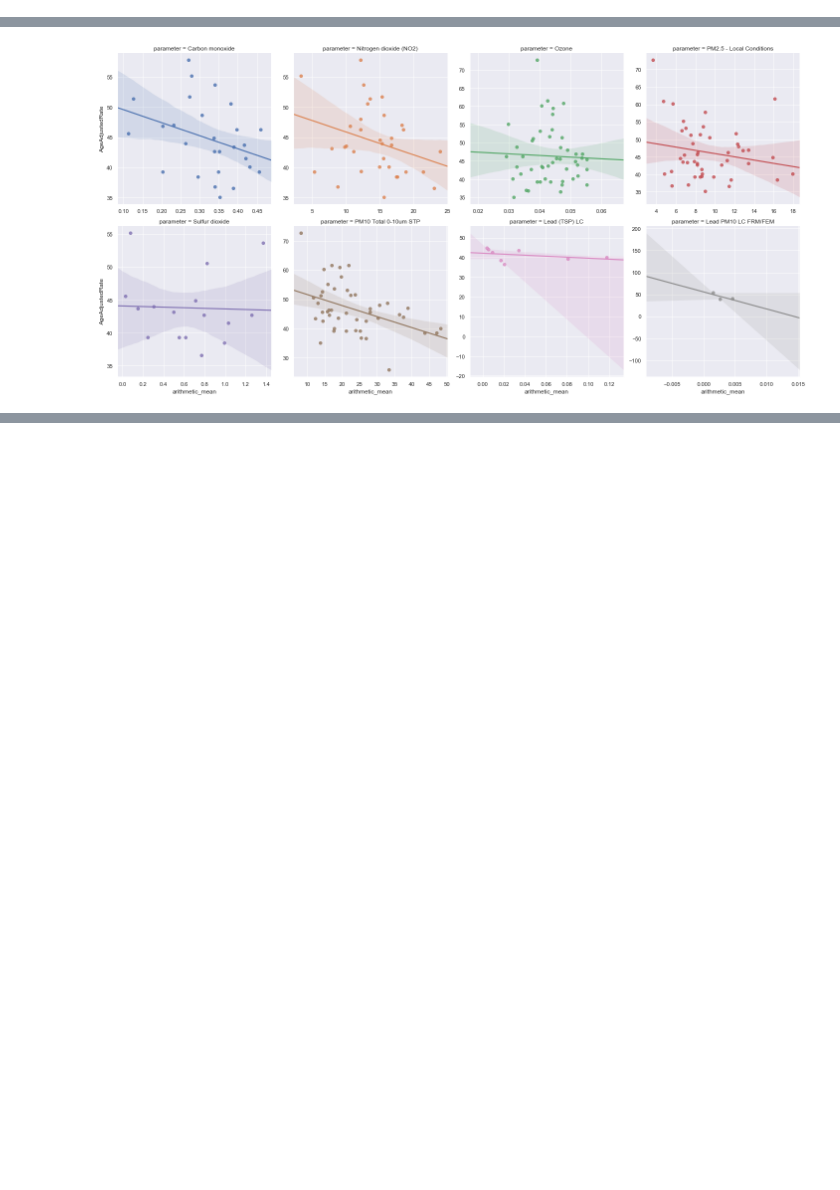
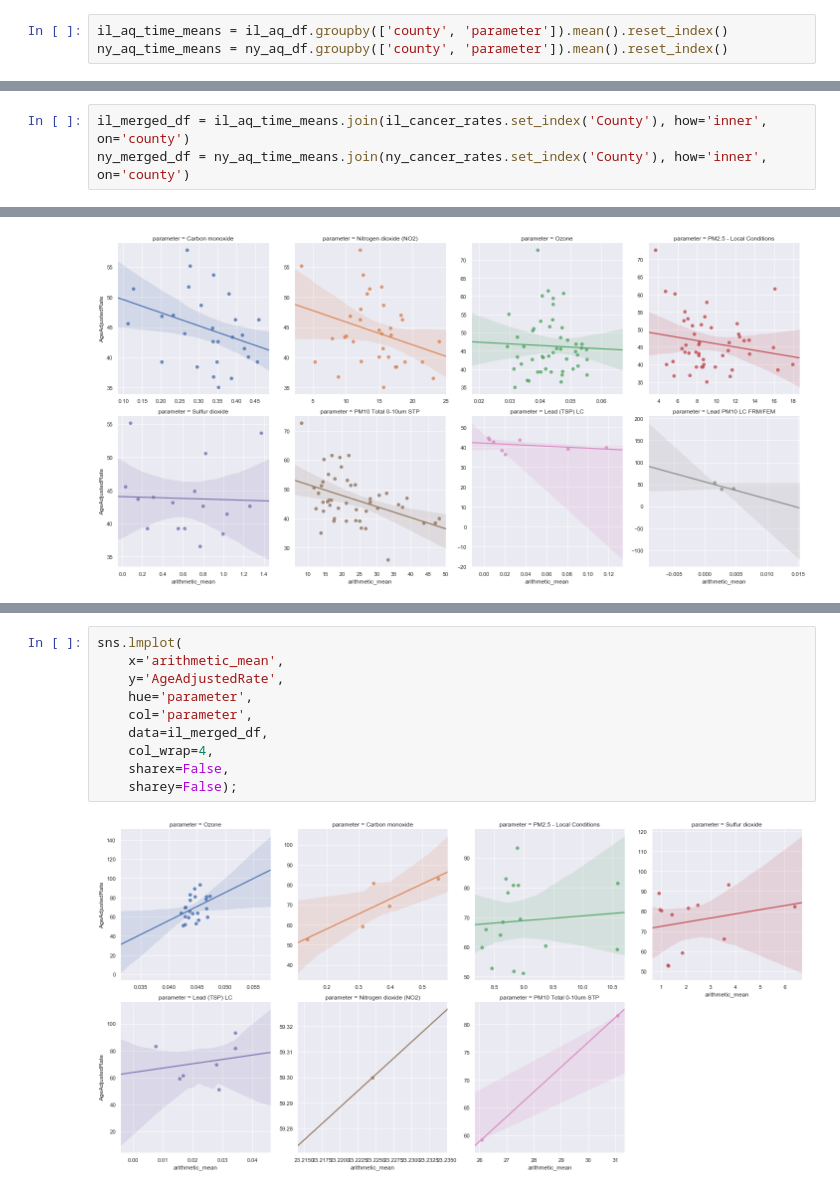
Before and after one commit to bbjornstad-flatiron/flatiron-mod3-project, a Jupyter notebook: data_analysis.ipynb, the cells around one changed output, grey strips where cells are left out. Drawn from its saved outputs; the diff is of its cells as text; blank space fills up the shorter version.

Commit message:
plotted data

```diff
--- a/data_analysis.ipynb
+++ b/data_analysis.ipynb
@@ -66,6 +66,9 @@ ca_aq_time_means.head()
 | 2 | Alameda | Ozone | 1.0 | 615.782609 | 44201.0 | 2014.217391 | 7090.652174 | ... |
 | 3 | Alameda | PM2.5 - Local Conditions | 1.0 | 9.684211 | 88101.0 | 2014.263158 | 1815.568421 | ... |
 | 4 | Alameda | Sulfur dioxide | 1.0 | 11.000000 | 42401.0 | 2014.000000 | 4623.500000 | ... |
+# %%
+il_aq_time_means = il_aq_df.groupby(['county', 'parameter']).mean().reset_index()
+ny_aq_time_means = ny_aq_df.groupby(['county', 'parameter']).mean().reset_index()
 # %%
 ca_merged_df = ca_aq_time_means.join(ca_cancer_rates.set_index('County'), how='inner', on='county')
 ca_merged_df.head(10)
@@ -106,6 +109,9 @@ ga_merged_df.head(10)
 | 7 | Chatham | PM2.5 - Local Conditions | 51.0 | 63.250000 | 88101.0 | 2013.25 | 177.125 | ... |
 | 8 | Chatham | Sulfur dioxide | 51.0 | 511.500000 | 42401.0 | 2014.00 | 5010.250 | ... |
 | 9 | Chattooga | Ozone | 55.0 | 1.000000 | 44201.0 | 2014.00 | 5182.750 | ... |
+# %%
+il_merged_df = il_aq_time_means.join(il_cancer_rates.set_index('County'), how='inner', on='county')
+ny_merged_df = ny_aq_time_means.join(ny_cancer_rates.set_index('County'), how='inner', on='county')
 # %%
 sns.lmplot(
     x='arithmetic_mean',
@@ -132,0 +139,12 @@ sns.lmplot(
+# %%
+sns.lmplot(
+    x='arithmetic_mean',
+    y='AgeAdjustedRate',
+    hue='parameter',
+    col='parameter',
+    data=il_merged_df,
+    col_wrap=4,
+    sharex=False,
+    sharey=False);
+# %% [output]
+[figure, added]
```
Also changed, not shown: parts of 2 cells of this notebook.
